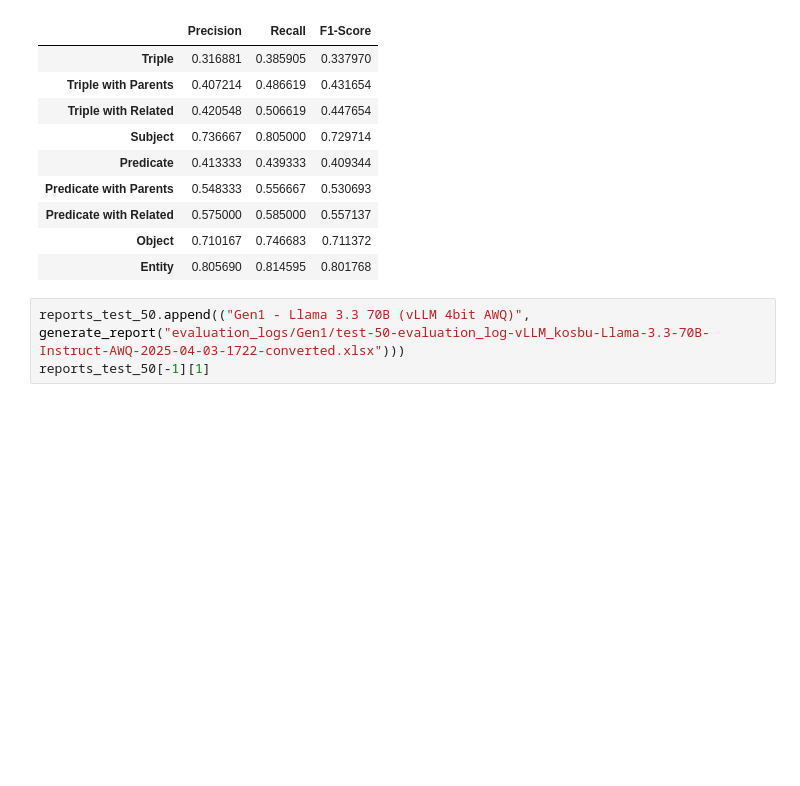
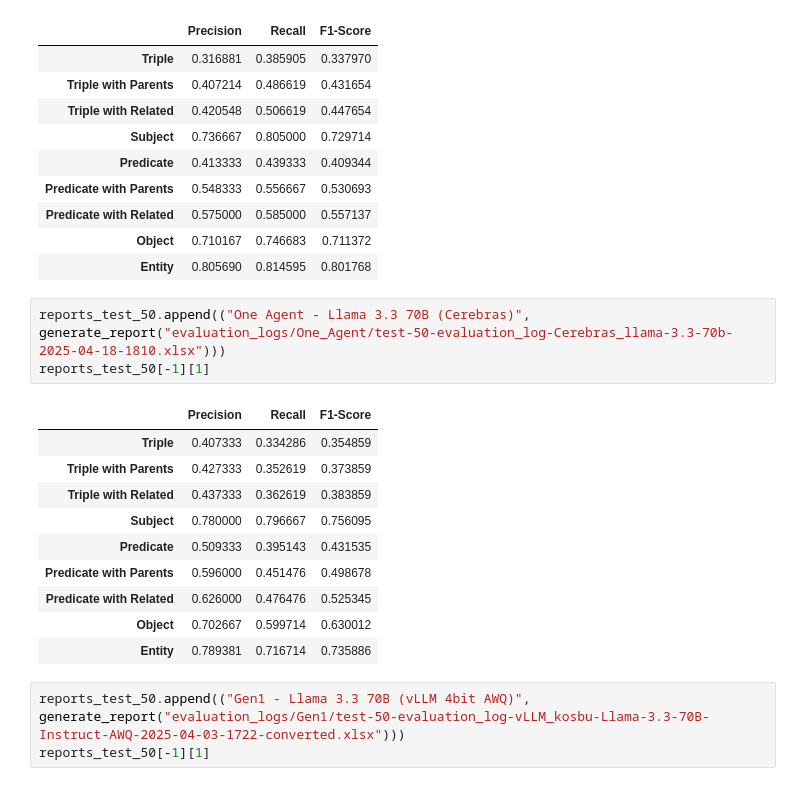
Before and after one commit to maxlautenbach/CIExMAS, a Jupyter notebook: approaches/evaluation_notebook.ipynb, the cells around one changed output. Drawn from its saved outputs; the diff is of its cells as text; blank space fills up the shorter version.

```diff
--- a/approaches/evaluation_notebook.ipynb
+++ b/approaches/evaluation_notebook.ipynb
@@ -224,6 +224,20 @@ reports_test_50[-1][1]
 | Predicate with Related | 0.575000 | 0.585000 | 0.557137 |
 | Object | 0.710167 | 0.746683 | 0.711372 |
 | Entity | 0.805690 | 0.814595 | 0.801768 |
+# %%
+reports_test_50.append(("One Agent - Llama 3.3 70B (Cerebras)", generate_report("evaluation_logs/One_Agent/test-50-evaluation_log-Cerebras_llama-3.3-70b-2025-04-18-1810.xlsx")))
+reports_test_50[-1][1]
+# %% [output]
+|  | Precision | Recall | F1-Score |
+| Triple | 0.407333 | 0.334286 | 0.354859 |
+| Triple with Parents | 0.427333 | 0.352619 | 0.373859 |
+| Triple with Related | 0.437333 | 0.362619 | 0.383859 |
+| Subject | 0.780000 | 0.796667 | 0.756095 |
+| Predicate | 0.509333 | 0.395143 | 0.431535 |
+| Predicate with Parents | 0.596000 | 0.451476 | 0.498678 |
+| Predicate with Related | 0.626000 | 0.476476 | 0.525345 |
+| Object | 0.702667 | 0.599714 | 0.630012 |
+| Entity | 0.789381 | 0.716714 | 0.735886 |
 # %%
 reports_test_50.append(("Gen1 - Llama 3.3 70B (vLLM 4bit AWQ)", generate_report("evaluation_logs/Gen1/test-50-evaluation_log-vLLM_kosbu-Llama-3.3-70B-Instruct-AWQ-2025-04-03-1722-converted.xlsx")))
 reports_test_50[-1][1]
```
Also changed, not shown: parts of 2 cells of this notebook, 3 other files.
